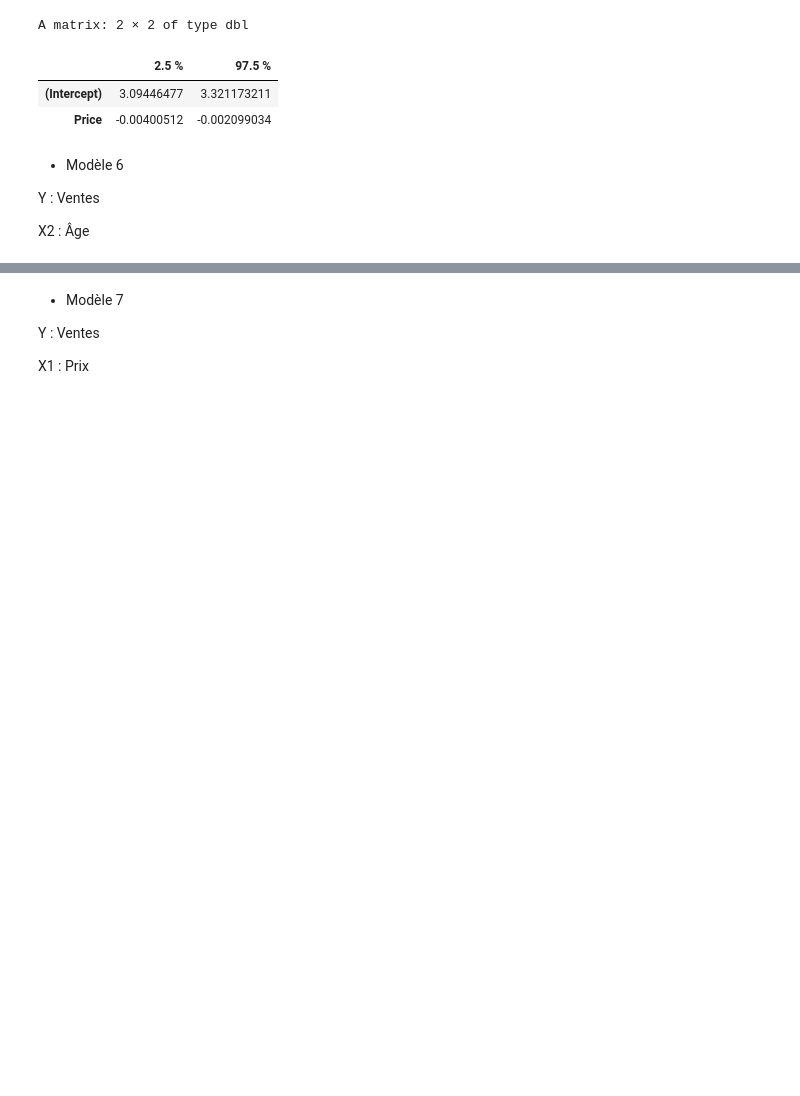
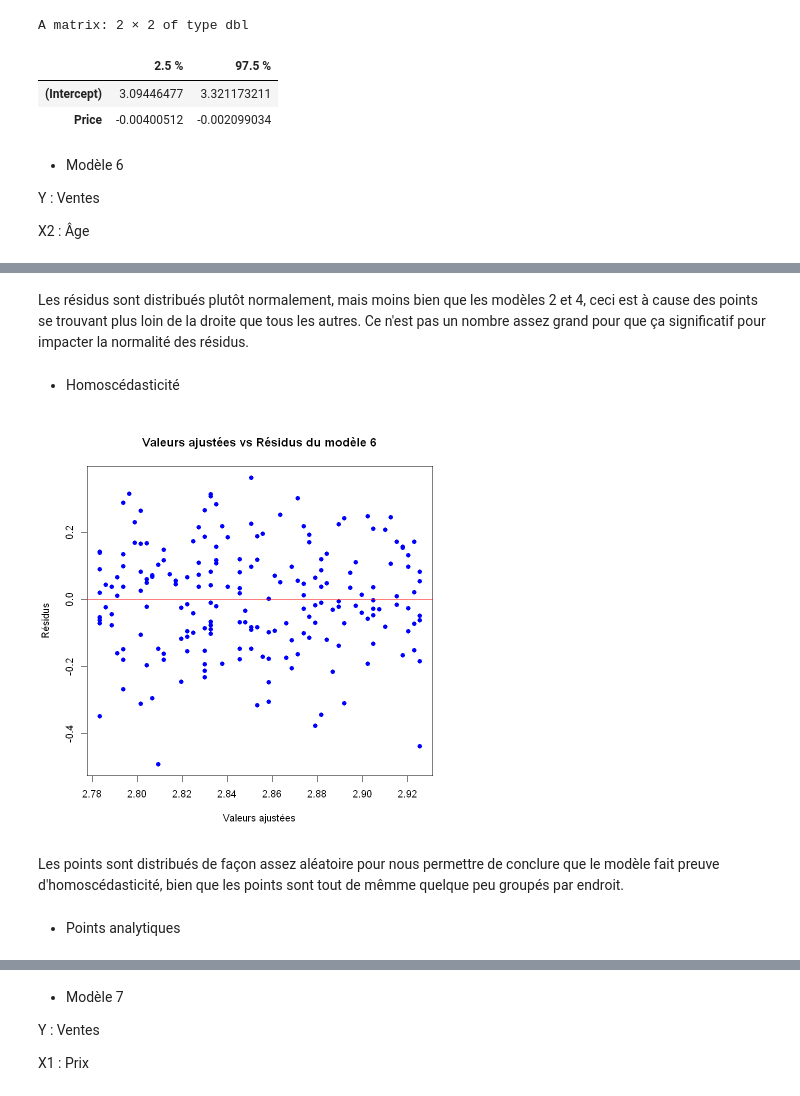
Before and after one commit to Sami-Jouamaa/Devoir-ProbaStats, a Jupyter notebook: Devoir.ipynb, the cells around one changed output, grey strips where cells are left out. Drawn from its saved outputs; the diff is of its cells as text; code cells hidden in the pictures; blank space fills up the shorter version.

```diff
--- a/Devoir.ipynb
+++ b/Devoir.ipynb
@@ -672,0 +710,17 @@ modele6 <- lm(log(Sales) ~ Age, data = data)
+# %% [markdown]
+Les résidus sont distribués plutôt normalement, mais moins bien que les modèles 2 et 4, ceci est à cause des points se trouvant plus loin de la droite que tous les autres. Ce n'est pas un nombre assez grand pour que ça significatif pour impacter la normalité des résidus.
+# %% [markdown]
+- Homoscédasticité
+# %%
+plot(fitted(modele6), residusModele6, main = "Valeurs ajustées vs Résidus du modèle 6",
+xlab = "Valeurs ajustées",
+ylab = "Résidus",
+pch = 19,
+col = "blue")
+abline(h = 0, col = "red")
+# %% [output]
+[figure, added]
+# %% [markdown]
+Les points sont distribués de façon assez aléatoire pour nous permettre de conclure que le modèle fait preuve d'homoscédasticité, bien que les points sont tout de mêmme quelque peu groupés par endroit.
+# %% [markdown]
+- Points analytiques
```
Also changed, not shown: parts of 42 cells of this notebook.
